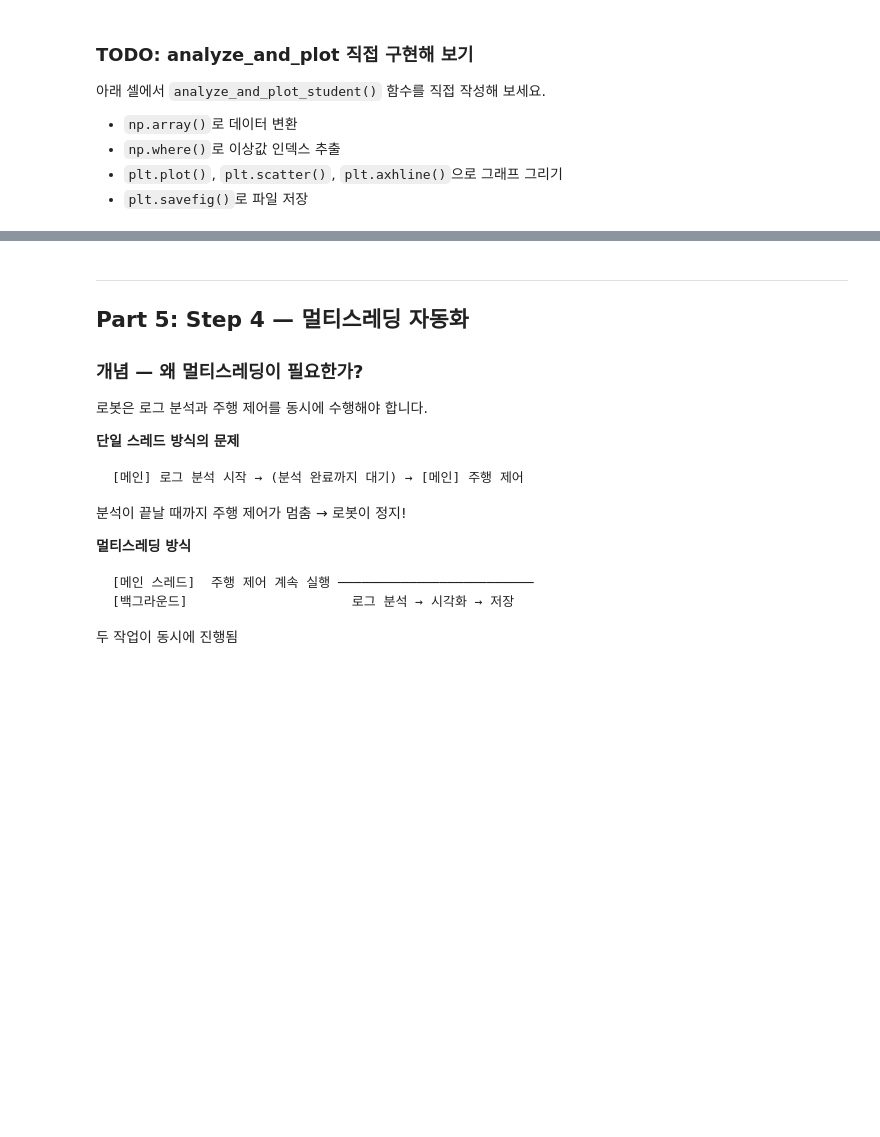
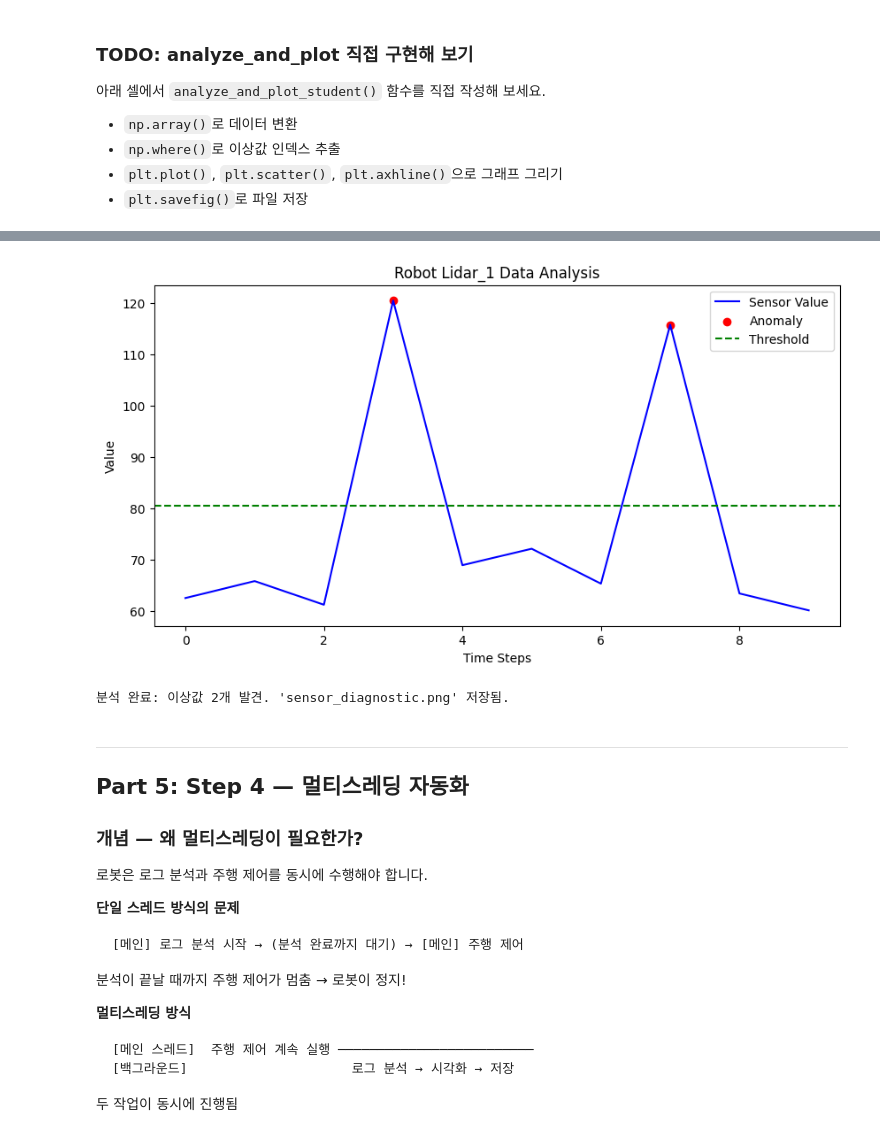
Before and after one commit to erdoslibrary/pysical_ai, a Jupyter notebook: practice/03.03.Python-Sensor-Log.ipynb, the cells around one changed output, grey strips where cells are left out. Drawn from its saved outputs; the diff is of its cells as text; code cells hidden in the pictures; blank space fills up the shorter version.

```diff
--- a/practice/03.03.Python-Sensor-Log.ipynb
+++ b/practice/03.03.Python-Sensor-Log.ipynb
@@ -264,34 +364,37 @@ def analyze_and_plot_student(sensor_obj, threshold):
 
     # 2. 이상값 탐지: 불리언 배열 생성 후 인덱스 추출
     anomalies = values > threshold
     anomaly_indices = np.where(anomalies)
 
     # 3. 그래프 그리기
     plt.figure(figsize=(10, 5))
     plt.plot(values, label='Sensor Value', color='blue')
 
     # 4. 이상값 표시 (붉은 점)
     if len(anomaly_indices[0]) > 0:
         plt.scatter(anomaly_indices, values[anomaly_indices],
                     color='red', label='Anomaly')
 
     # 5. 임계치 기준선
     plt.axhline(y=threshold, color='green', linestyle='--', label='Threshold')
 
     plt.title(f"Robot {sensor_obj.name} Data Analysis")
     plt.xlabel("Time Steps")
     plt.ylabel("Value")
     plt.legend()
 
     # 6. 파일 저장
     plt.savefig('sensor_diagnostic.png')
     plt.show()
     print(f"분석 완료: 이상값 {len(anomaly_indices[0])}개 발견. 'sensor_diagnostic.png' 저장됨.")
 
 # 테스트
 test_sensor2 = Sensor("Lidar_1")
-parse_logs_student('robot_log.txt', test_sensor2)
+parse_logs_student('lidar_log.txt', test_sensor2)
 analyze_and_plot_student(test_sensor2, config['threshold'])
+# %% [output]
+[figure, added]
+분석 완료: 이상값 2개 발견. 'sensor_diagnostic.png' 저장됨.
 # %% [markdown]
 ---
 ## Part 5: Step 4 — 멀티스레딩 자동화
```
Also changed, not shown: parts of 11 cells of this notebook, 6 other files.
